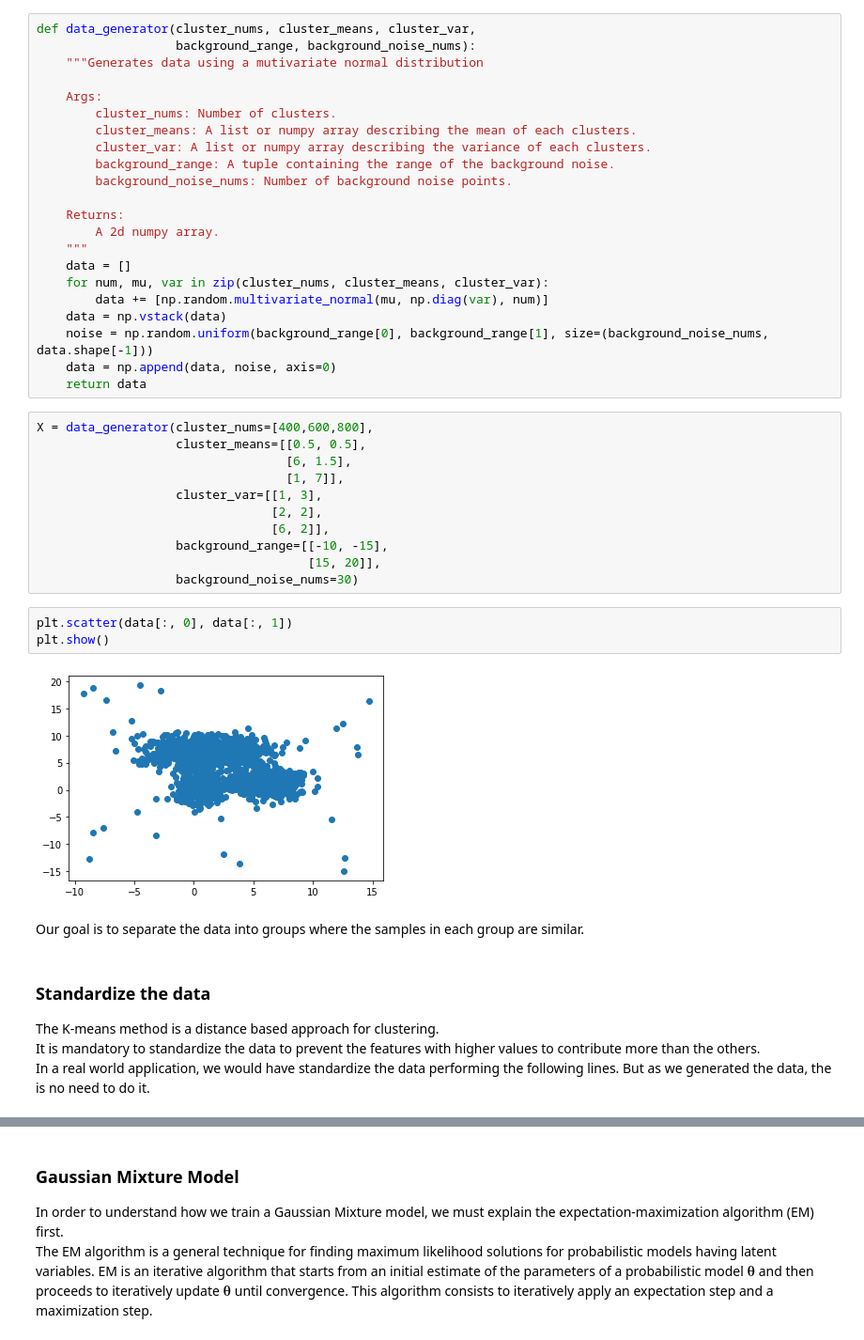
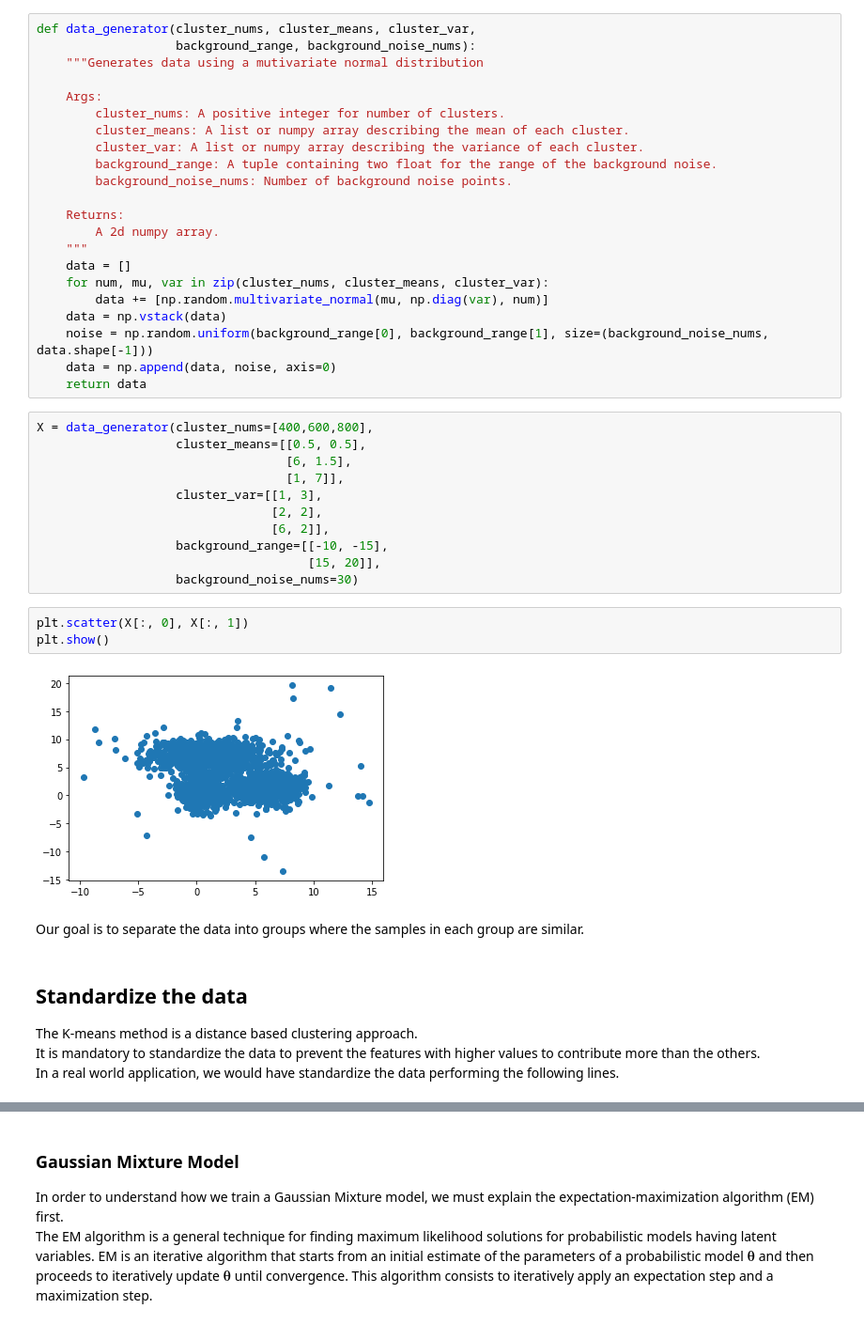
Before and after one commit to ConsciousML/Clustering-from-scratch, a Jupyter notebook: Clustering Methods.ipynb, the cells around one changed output, grey strips where cells are left out. Shown at 94% size. Cells and saved outputs as stored; diff of their text form.

```diff
--- a/Clustering Methods.ipynb
+++ b/Clustering Methods.ipynb
@@ -18,10 +18,10 @@ def data_generator(cluster_nums, cluster_means, cluster_var,
     """Generates data using a mutivariate normal distribution
 
     Args:
-        cluster_nums: Number of clusters.
-        cluster_means: A list or numpy array describing the mean of each clusters.
-        cluster_var: A list or numpy array describing the variance of each clusters.
-        background_range: A tuple containing the range of the background noise.
+        cluster_nums: A positive integer for number of clusters.
+        cluster_means: A list or numpy array describing the mean of each cluster.
+        cluster_var: A list or numpy array describing the variance of each cluster.
+        background_range: A tuple containing two float for the range of the background noise.
         background_noise_nums: Number of background noise points.
 
     Returns:
@@ -46,16 +46,15 @@ X = data_generator(cluster_nums=[400,600,800],
                                      [15, 20]],
                    background_noise_nums=30)
 # %%
-plt.scatter(data[:, 0], data[:, 1])
+plt.scatter(X[:, 0], X[:, 1])
 plt.show()
 # %% [output]
-[figure, old version]
+[figure, new version]
 # %% [markdown]
 Our goal is to separate the data into groups where the samples in each group are similar.
 # %% [markdown]
-### Standardize the data
-The K-means method is a distance based approach for clustering.<br>
+## Standardize the data
+The K-means method is a distance based clustering approach.<br>
 It is mandatory to standardize the data to prevent the features with higher values to contribute more than the others.<br>
 In a real world application, we would have standardize the data performing the following lines.
-But as we generated the data, the is no need to do it.
 # %%
```
Also changed, not shown: parts of 13 cells of this notebook.
